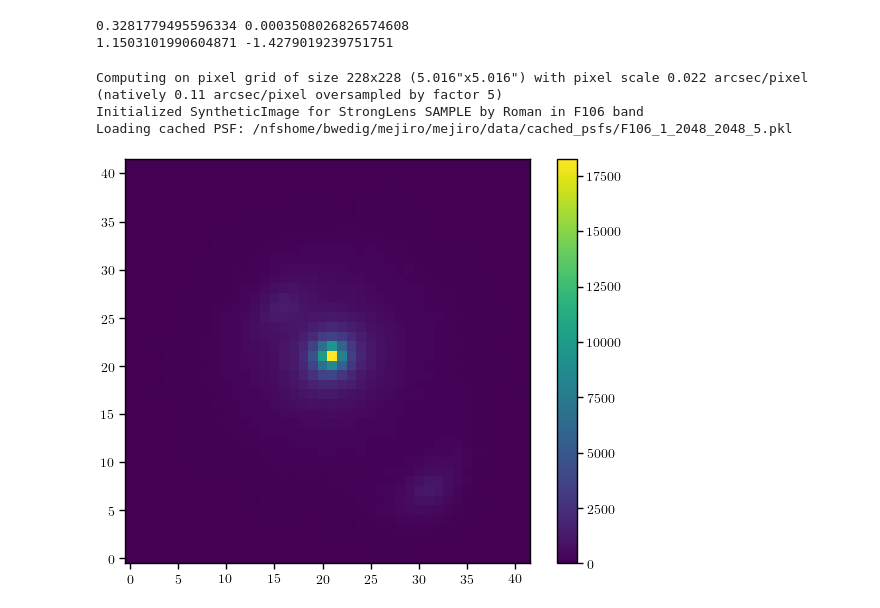
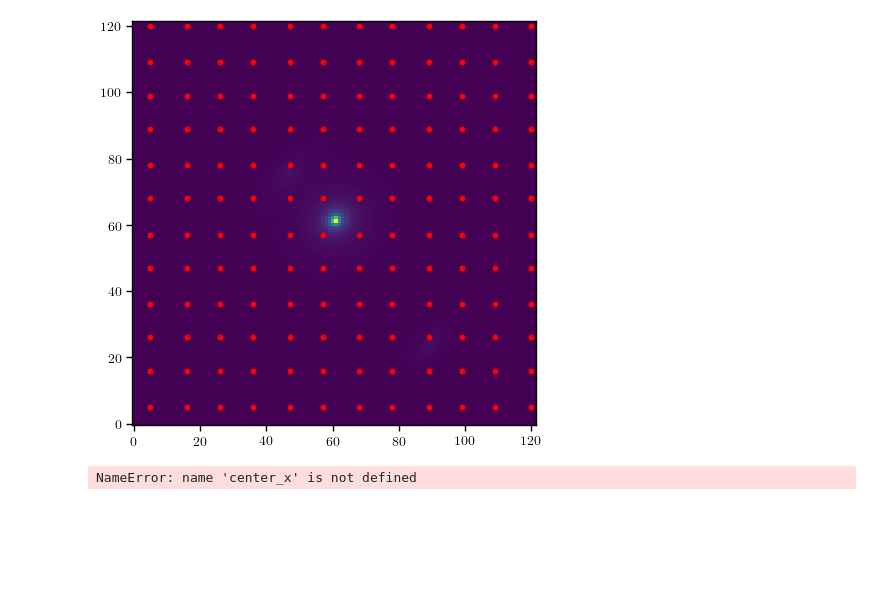
Before and after one commit to AstroMusers/mejiro, a Jupyter notebook: notebooks/hwo/lowest_detectable_subhalo_mass_hwo.ipynb, the cells around one changed output. Drawn from its saved outputs; the diff is of its cells as text; code cells hidden in the pictures; blank space fills up the shorter version.

```diff
--- a/notebooks/hwo/lowest_detectable_subhalo_mass_hwo.ipynb
+++ b/notebooks/hwo/lowest_detectable_subhalo_mass_hwo.ipynb
@@ -94,0 +79,12 @@ plt.show()
+# %%
+def divide_up_grid(axis, sides):
+    sub_array_size = axis / sides
+    centers = []
+
+    for i in range(sides):
+        for j in range(sides):
+            center_x = int(round((i + 0.5) * sub_array_size))
+            center_y = int(round((j + 0.5) * sub_array_size))
+            centers.append((center_x, center_y))
+
+    return centers
@@ -95,33 +103,45 @@ plt.show()
+# %%
+synth_no_subhalo.set_native_coords()
+
+plt.imshow(exposure_no_subhalo.exposure)
+
+for x, y in divide_up_grid(125, 12):
+    plt.scatter(x, y, color='red', s=10)
+
+plt.show()
+# %% [output]
+[figure, added]
 # %%
-m200 = 1e8
+masses = np.logspace(6, 8, 100)
 concentration = 6
+m200 = 1e8  # TODO temp
 
+# compute subhalo parameters
 Rs_angle, alpha_Rs = lens.lens_cosmo.nfw_physical2angle(M=m200, c=concentration)
-print(Rs_angle, alpha_Rs)
 
-rand_idx = np.random.randint(0, len(halo_coords))
-halo_x, halo_y = halo_coords[rand_idx]
-print(halo_x, halo_y)
-
+# build subhalo parameters
 subhalo_type = 'TNFW'
-kwargs_subhalo = {'alpha_Rs': alpha_Rs, 'Rs': Rs_angle, 'center_x': halo_x, 'center_y': halo_y, 'r_trunc': 5 * Rs_angle}
+kwargs_subhalo = {
+    'alpha_Rs': alpha_Rs,
+    'Rs': Rs_angle,
+    'center_x': center_x,
+    'center_y': center_y,
+    'r_trunc': 5 * Rs_angle
+}
 # %% [output]
-0.3281779495596334 0.0003508026826574608
-1.1503101990604871 -1.4279019239751751
+NameError: name 'center_x' is not defined
 # %%
-lens_no_subhalo = deepcopy(lens)
-synth_no_subhalo = SyntheticImage(lens_no_subhalo, hwo, band=band, arcsec=scene_size, oversample=oversample)
-exposure_no_subhalo = Exposure(synth_no_subhalo, exposure_time=146, rng=rng, return_noise=True)
+lens_with_subhalo = deepcopy(lens)
+lens_with_subhalo.add_subhalos(single_halo)
+synth = SyntheticImage(lens_with_subhalo, roman, band=band, arcsec=scene_size, oversample=oversample, sca=sca,
+                                    sca_position=sca_position)
+exposure = Exposure(synth, exposure_time=exposure_time, rng=rng, sca=sca,
+                                    sca_position=sca_position, poisson_noise=poisson_noise, dark_noise=dark_noise, read_noise=read_noise, reciprocity_failure=False, nonlinearity=False, ipc=False)
 
-poisson_noise = exposure_no_subhalo.poisson_noise
-dark_noise = exposure_no_subhalo.dark_noise
-read_noise = exposure_no_subhalo.read_noise
+synth.set_native_coords()
+coords_x, coords_y = synth.coords_native.map_coord2pix(halo_x, halo_y)
 
-plt.imshow(exposure_no_subhalo.exposure)
+plt.imshow(exposure.exposure)
+plt.scatter(coords_x, coords_y, color='red')
 plt.colorbar()
 plt.show()
-# %% [output]
-Computing on pixel grid of size 228x228 (5.016"x5.016") with pixel scale 0.022 arcsec/pixel (natively 0.11 arcsec/pixel oversampled by factor 5)
-Initialized SyntheticImage for StrongLens SAMPLE by Roman in F106 band
-Loading cached PSF: /nfshome/bwedig/mejiro/mejiro/data/cached_psfs/F106_1_2048_2048_5.pkl
-[figure, removed]
```
Also changed, not shown: parts of 9 cells of this notebook, 4 other files.
